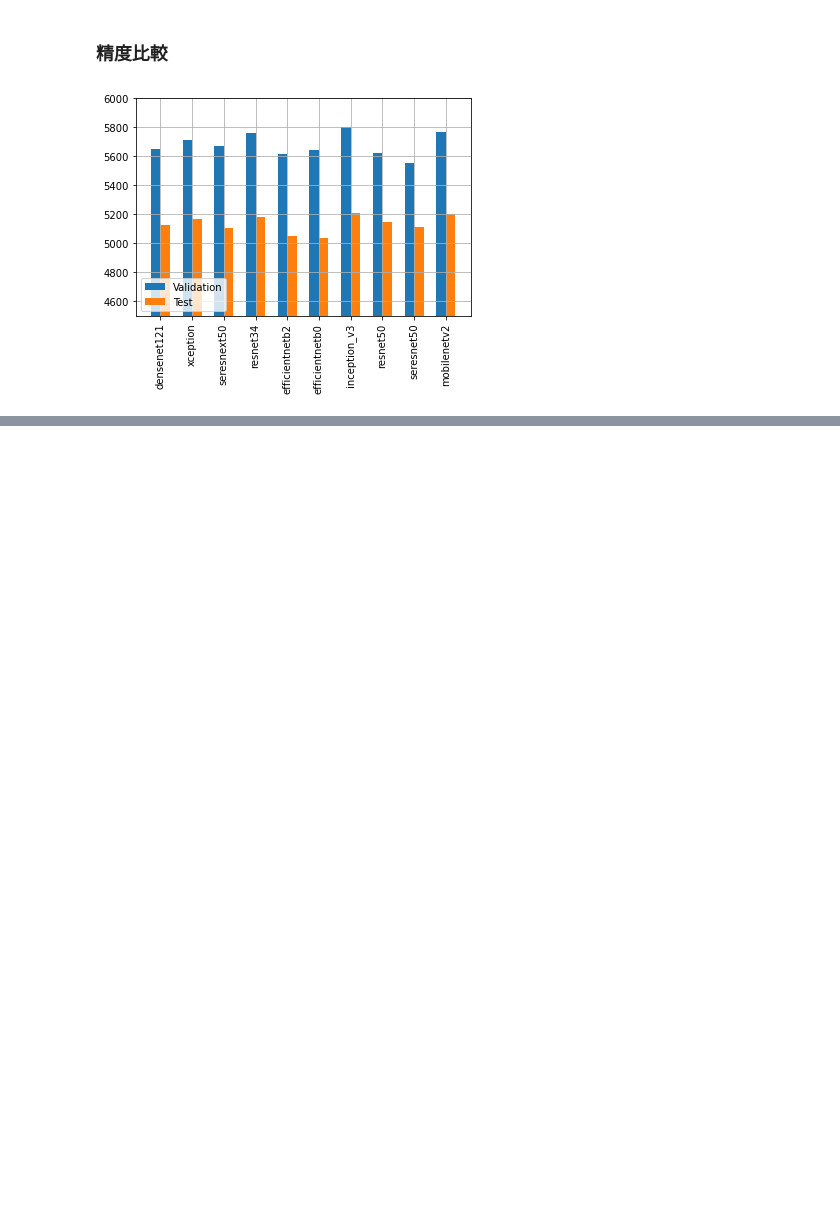
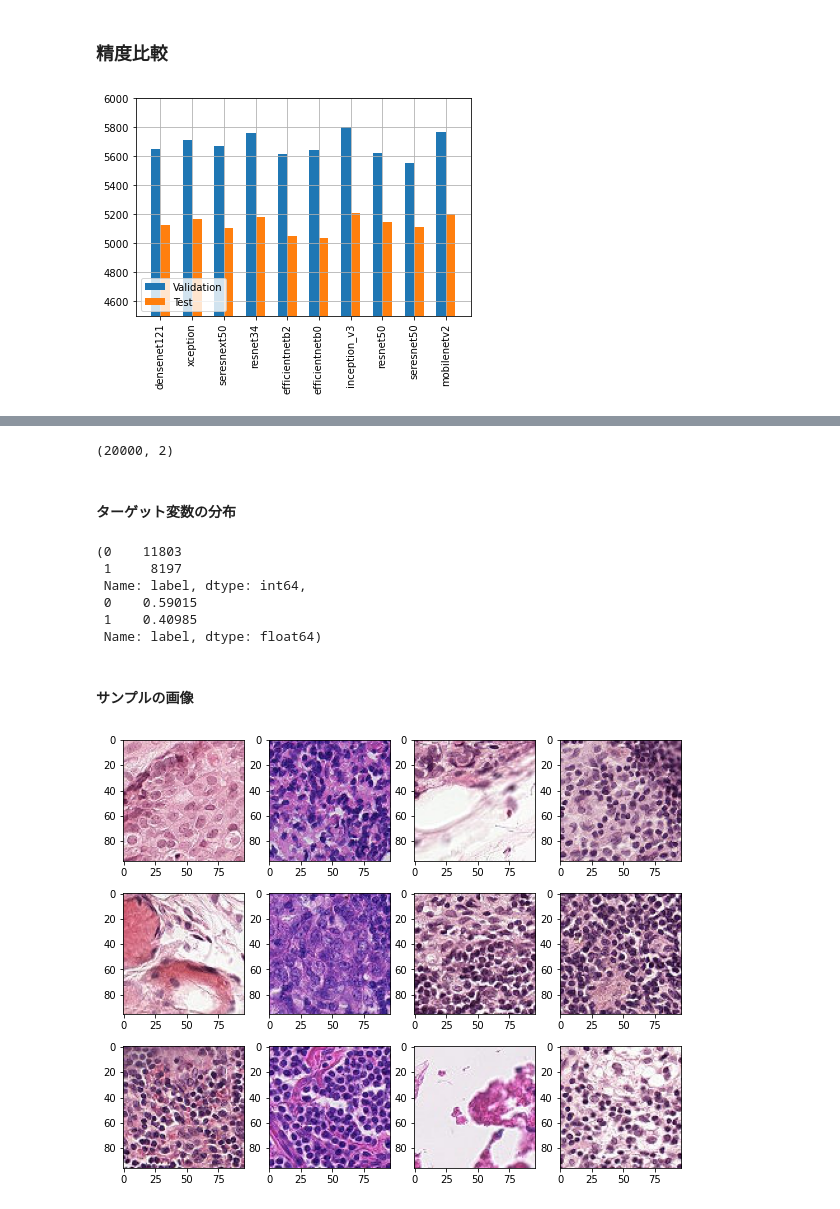
Before and after one commit to yukismd/Driverless_AI_ClientAccess, a Jupyter notebook: Experiment/dl_archtect_test_result.ipynb, the cells around one changed output, grey strips where cells are left out. Drawn from its saved outputs; the diff is of its cells as text; code cells hidden in the pictures; blank space fills up the shorter version.

```diff
--- a/Experiment/dl_archtect_test_result.ipynb
+++ b/Experiment/dl_archtect_test_result.ipynb
@@ -101,5 +103,5 @@ for i,img in enumerate(imgs):
 # %%
 df_car = get_resultdata('dl_archtect_test/result/')
-df_car = df_car[df_car['Data_Name']=='car_deals.zip']
+df_car = df_car[df_car['Data_Name']=='car_deals.zip'].reset_index(drop=True)
 df_car.head(3)
 # %% [output]
@@ -162,0 +171,33 @@ plt.show()
+# %%
+df_train = pd.read_csv(os.path.join(os.environ['HOME'], 'Documents/Sample_Data/histopathology/sample/labels.csv'))
+df_train.shape
+# %% [output]
+(20000, 2)
+# %% [markdown]
+#### ターゲット変数の分布
+# %%
+df_train['label'].value_counts(), df_train['label'].value_counts(normalize=True)
+# %% [output]
+(0    11803
+ 1     8197
+ Name: label, dtype: int64,
+ 0    0.59015
+ 1    0.40985
+ Name: label, dtype: float64)
+# %% [markdown]
+#### サンプルの画像
+# %%
+imgs = ['0a08ccabc88a5870c70468a9536d45f0a6c702b2.tif','0a0a8bdf1d78af77dcc0b94aef6fb5c2f841a3c0.tif',
+        '0a1c1c161842805e5582a4a86a43b475b9d314a3.tif','0a1e7e52d6cde04413fa931e76607b2437ae9c86.tif',
+        '0a29fd14d6f84f9c0e642c0d880a375d9864e57f.tif','0a2a844bfcabacb0cc00a7ab544b7d3230912acc.tif',
+        '0a35acf0f4d317b34815db2c50196efd1c7dde1b.tif','0a3a7f1f02ae93de6f13ba5ff6ff9c06ca1c5b25.tif',
+        '0a3b7294b63b7f62c1b30d8440c1c7b2a7845a81.tif','0a3e311028fac8297dc11605b499e7bad4ed72f3.tif',
+        '0a40b2414f677a5e6ac8ced124c1111b1028f753.tif','0a4a78bb9695a03fa1f04cb09659f2539883125c.tif']
+
+plt.figure(figsize=(10,8))
+for i,img in enumerate(imgs):
+    image_path_list = os.path.join(os.environ['HOME'], 'Documents/Sample_Data/histopathology/sample/images/', img)
+    plt.subplot(3,4,i+1)
+    plt.imshow(mpimg.imread(image_path_list), cmap="gray")
+# %% [output]
+[figure, added]
```
Also changed, not shown: parts of 24 cells of this notebook.
